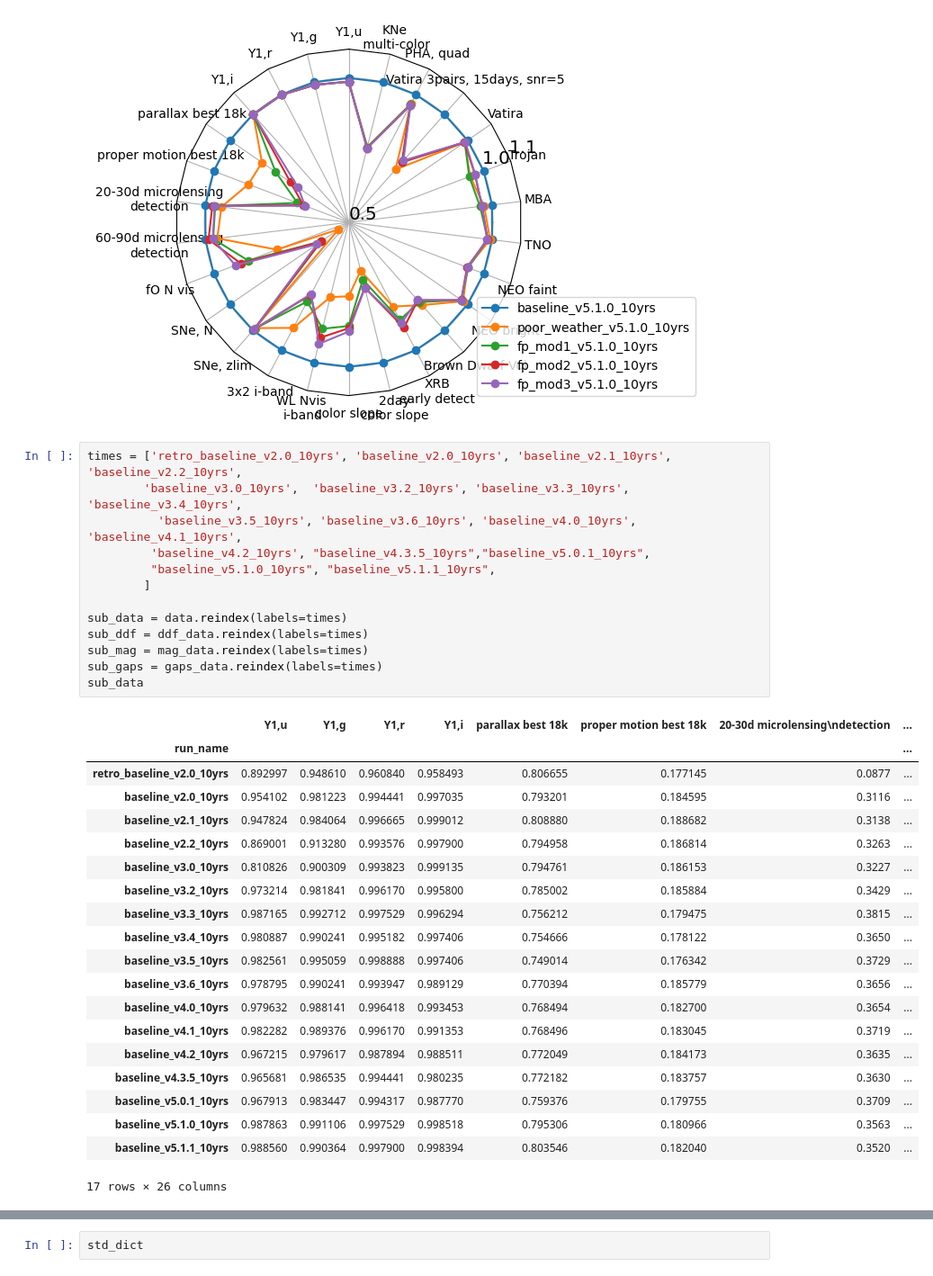
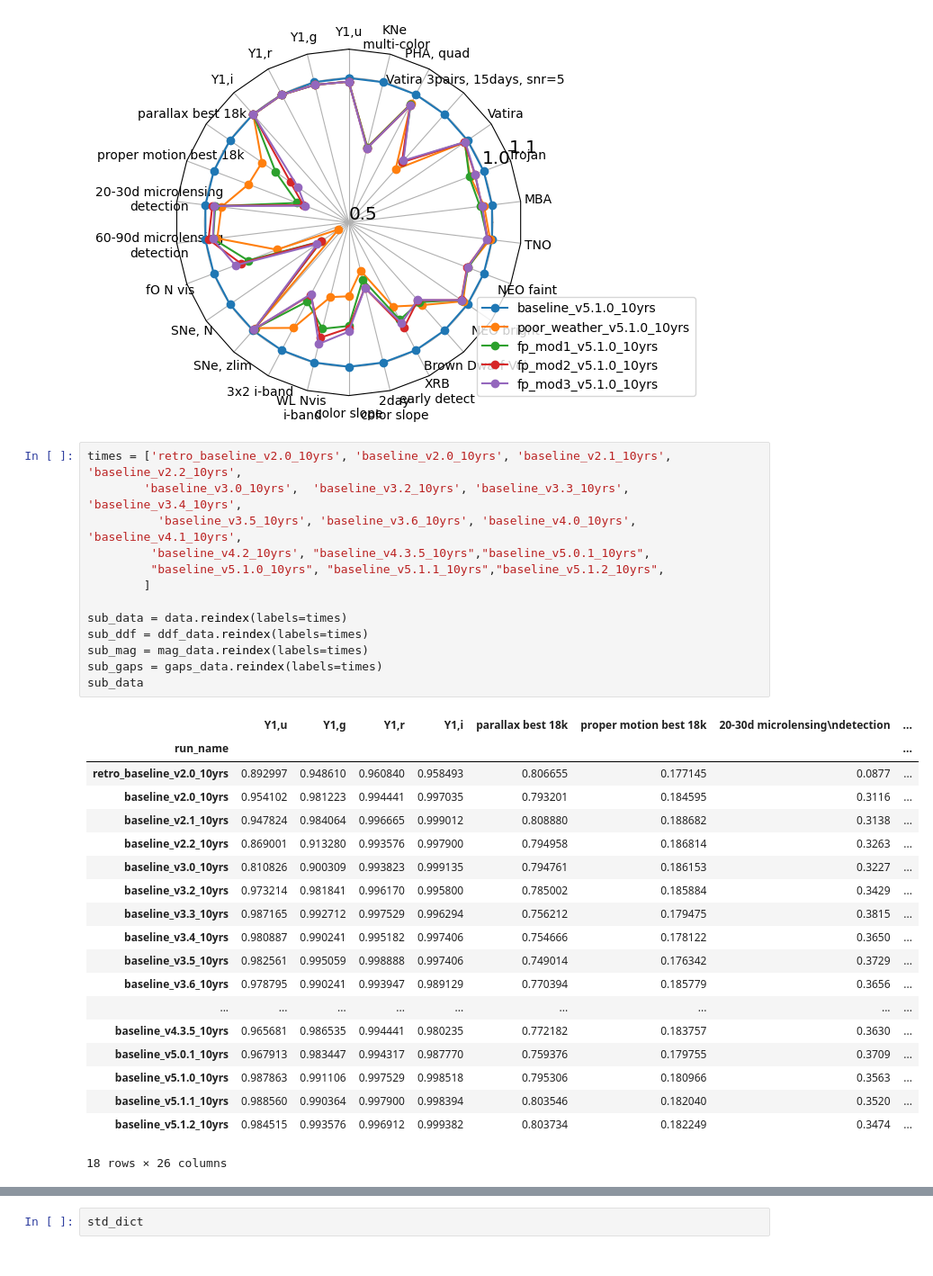
Before and after one commit to lsst-sims/sims_featureScheduler_runs5.1, a Jupyter notebook: maf/quick_look.ipynb, the cells around one changed output, grey strips where cells are left out. Shown at 90% size. Cells and saved outputs as stored; diff of their text form.

```diff
--- a/maf/quick_look.ipynb
+++ b/maf/quick_look.ipynb
@@ -312,37 +323,36 @@ fig, ax = radar(ndata, legend=True, rgrids=[0.5, 1.0, 1.1], bbox_to_anchor=(1.5,
 # %%
 times = ['retro_baseline_v2.0_10yrs', 'baseline_v2.0_10yrs', 'baseline_v2.1_10yrs', 'baseline_v2.2_10yrs',
         'baseline_v3.0_10yrs',  'baseline_v3.2_10yrs', 'baseline_v3.3_10yrs', 'baseline_v3.4_10yrs',
           'baseline_v3.5_10yrs', 'baseline_v3.6_10yrs', 'baseline_v4.0_10yrs', 'baseline_v4.1_10yrs',
          'baseline_v4.2_10yrs', "baseline_v4.3.5_10yrs","baseline_v5.0.1_10yrs",
-         "baseline_v5.1.0_10yrs", "baseline_v5.1.1_10yrs",
+         "baseline_v5.1.0_10yrs", "baseline_v5.1.1_10yrs","baseline_v5.1.2_10yrs",
         ]
 
 sub_data = data.reindex(labels=times)
 sub_ddf = ddf_data.reindex(labels=times)
 sub_mag = mag_data.reindex(labels=times)
 sub_gaps = gaps_data.reindex(labels=times)
 sub_data
 # %% [output]
 |  | Y1,u | Y1,g | Y1,r | Y1,i | parallax best 18k | proper motion best 18k | 20-30d microlensing\ndetection | ... |
 | run_name |  |  |  |  |  |  |  | ... |
 | retro_baseline_v2.0_10yrs | 0.892997 | 0.948610 | 0.960840 | 0.958493 | 0.806655 | 0.177145 | 0.0877 | ... |
 | baseline_v2.0_10yrs | 0.954102 | 0.981223 | 0.994441 | 0.997035 | 0.793201 | 0.184595 | 0.3116 | ... |
 | baseline_v2.1_10yrs | 0.947824 | 0.984064 | 0.996665 | 0.999012 | 0.808880 | 0.188682 | 0.3138 | ... |
 | baseline_v2.2_10yrs | 0.869001 | 0.913280 | 0.993576 | 0.997900 | 0.794958 | 0.186814 | 0.3263 | ... |
 | baseline_v3.0_10yrs | 0.810826 | 0.900309 | 0.993823 | 0.999135 | 0.794761 | 0.186153 | 0.3227 | ... |
 | baseline_v3.2_10yrs | 0.973214 | 0.981841 | 0.996170 | 0.995800 | 0.785002 | 0.185884 | 0.3429 | ... |
 | baseline_v3.3_10yrs | 0.987165 | 0.992712 | 0.997529 | 0.996294 | 0.756212 | 0.179475 | 0.3815 | ... |
 | baseline_v3.4_10yrs | 0.980887 | 0.990241 | 0.995182 | 0.997406 | 0.754666 | 0.178122 | 0.3650 | ... |
 | baseline_v3.5_10yrs | 0.982561 | 0.995059 | 0.998888 | 0.997406 | 0.749014 | 0.176342 | 0.3729 | ... |
 | baseline_v3.6_10yrs | 0.978795 | 0.990241 | 0.993947 | 0.989129 | 0.770394 | 0.185779 | 0.3656 | ... |
-| baseline_v4.0_10yrs | 0.979632 | 0.988141 | 0.996418 | 0.993453 | 0.768494 | 0.182700 | 0.3654 | ... |
-| baseline_v4.1_10yrs | 0.982282 | 0.989376 | 0.996170 | 0.991353 | 0.768496 | 0.183045 | 0.3719 | ... |
-| baseline_v4.2_10yrs | 0.967215 | 0.979617 | 0.987894 | 0.988511 | 0.772049 | 0.184173 | 0.3635 | ... |
+| ... | ... | ... | ... | ... | ... | ... | ... | ... |
 | baseline_v4.3.5_10yrs | 0.965681 | 0.986535 | 0.994441 | 0.980235 | 0.772182 | 0.183757 | 0.3630 | ... |
 | baseline_v5.0.1_10yrs | 0.967913 | 0.983447 | 0.994317 | 0.987770 | 0.759376 | 0.179755 | 0.3709 | ... |
 | baseline_v5.1.0_10yrs | 0.987863 | 0.991106 | 0.997529 | 0.998518 | 0.795306 | 0.180966 | 0.3563 | ... |
 | baseline_v5.1.1_10yrs | 0.988560 | 0.990364 | 0.997900 | 0.998394 | 0.803546 | 0.182040 | 0.3520 | ... |
+| baseline_v5.1.2_10yrs | 0.984515 | 0.993576 | 0.996912 | 0.999382 | 0.803734 | 0.182249 | 0.3474 | ... |
-17 rows × 26 columns
+18 rows × 26 columns
 # %%
 # Rough error bars from weather simulations
 std_dict = {}
```
Also changed, not shown: parts of 7 cells of this notebook.
